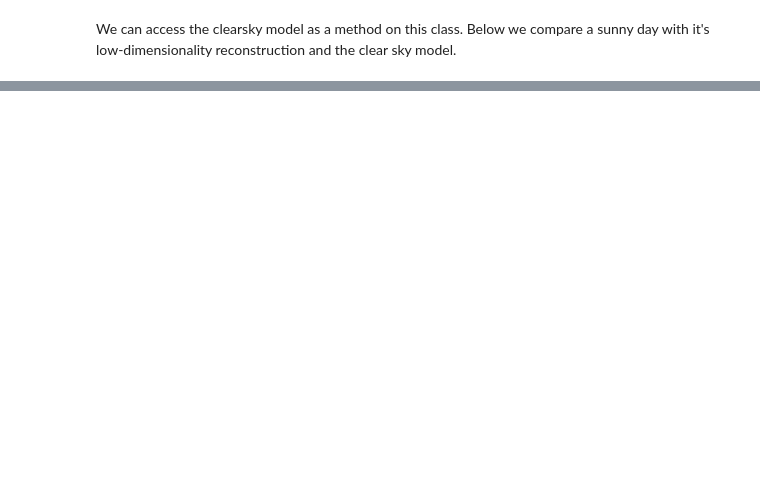
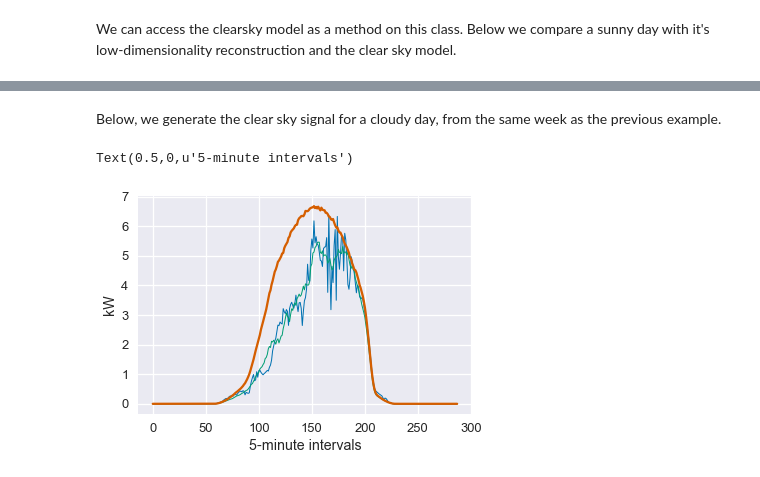
Before and after one commit to slacgismo/StatisticalClearSky, a Jupyter notebook: ClearSkyFitting_Example.ipynb, the cells around one changed output, grey strips where cells are left out. Saved outputs shown, nothing was run; the diff lists cells and outputs as text; code cells hidden in the pictures; blank space fills up the shorter version.

```diff
--- a/ClearSkyFitting_Example.ipynb
+++ b/ClearSkyFitting_Example.ipynb
@@ -58,0 +75,14 @@ plt.legend(['signal', 'low-dim reconstruction', 'clear sky'])
+# %% [markdown]
+Below, we generate the clear sky signal for a cloudy day, from the same week as the previous example.
+# %%
+DAY = 330
+scs.reconstruct_day(DAY, n=7)
+estimates = scs.estimate_clearsky(np.s_[DAY:DAY+1])
+for i in xrange(estimates.shape[1]):
+    plt.plot(estimates[:, i])
+plt.ylabel('kW')
+plt.xlabel('5-minute intervals')
+#plt.legend(['signal', 'low-dim reconstruction', 'clear sky'])
+# %% [output]
+Text(0.5,0,u'5-minute intervals')
+[figure, added]
```
Also changed, not shown: parts of 10 cells of this notebook, 1 other file.
